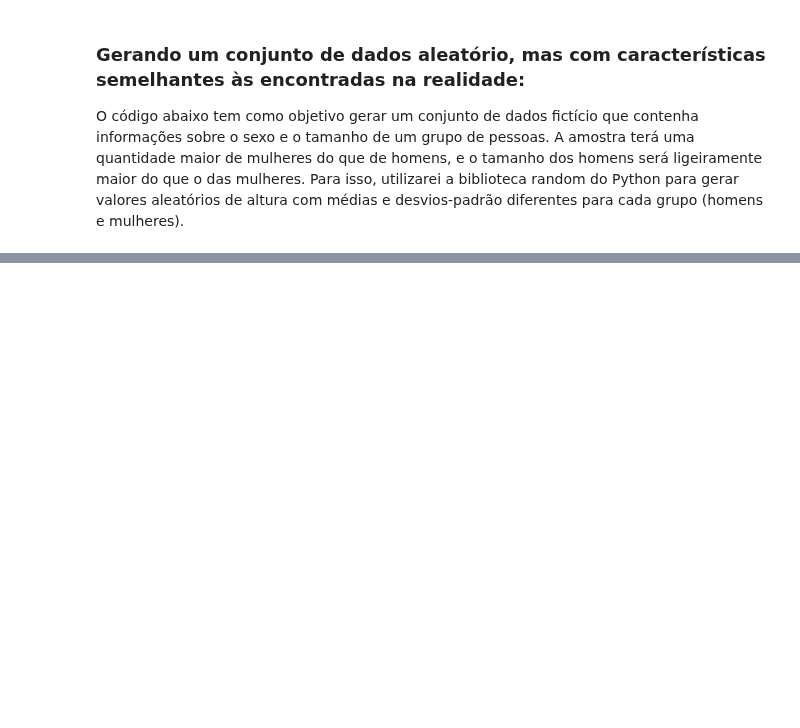
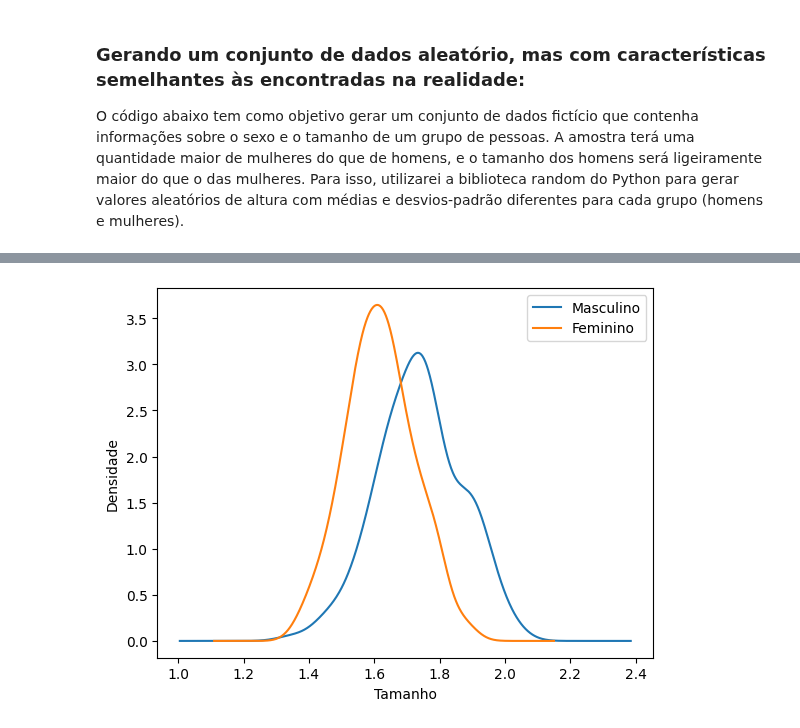
Before and after one commit to kauebr/Estudando, a Jupyter notebook: Estatistica/Estatística descritiva bivariada/Variável quantitativa x variável qualitativa.ipynb, the cells around one changed output, grey strips where cells are left out. Saved outputs shown, nothing was run; the diff lists cells and outputs as text; code cells hidden in the pictures; blank space fills up the shorter version.

```diff
--- a/Estatistica/Estatística descritiva bivariada/Variável quantitativa x variável qualitativa.ipynb
+++ b/Estatistica/Estatística descritiva bivariada/Variável quantitativa x variável qualitativa.ipynb
@@ -230,0 +111,16 @@ tab.plot.bar(figsize=(18,10), stacked=True, title='Suícidios no Brasil 2010~201
+# %%
+# Crie uma figura e um eixo
+fig, ax = plt.subplots()
+
+# Plote a densidade para cada sexo
+dados[dados['Sexo'] == 'M']['Tamanho'].plot.density(ax=ax, label='Masculino')
+dados[dados['Sexo'] == 'F']['Tamanho'].plot.density(ax=ax, label='Feminino')
+
+# Adicione as legendas e rótulos dos eixos
+ax.legend()
+ax.set_xlabel('Tamanho')
+ax.set_ylabel('Densidade')
+
+plt.show()
+# %% [output]
+[figure, added]
```
Also changed, not shown: parts of 33 cells of this notebook.
